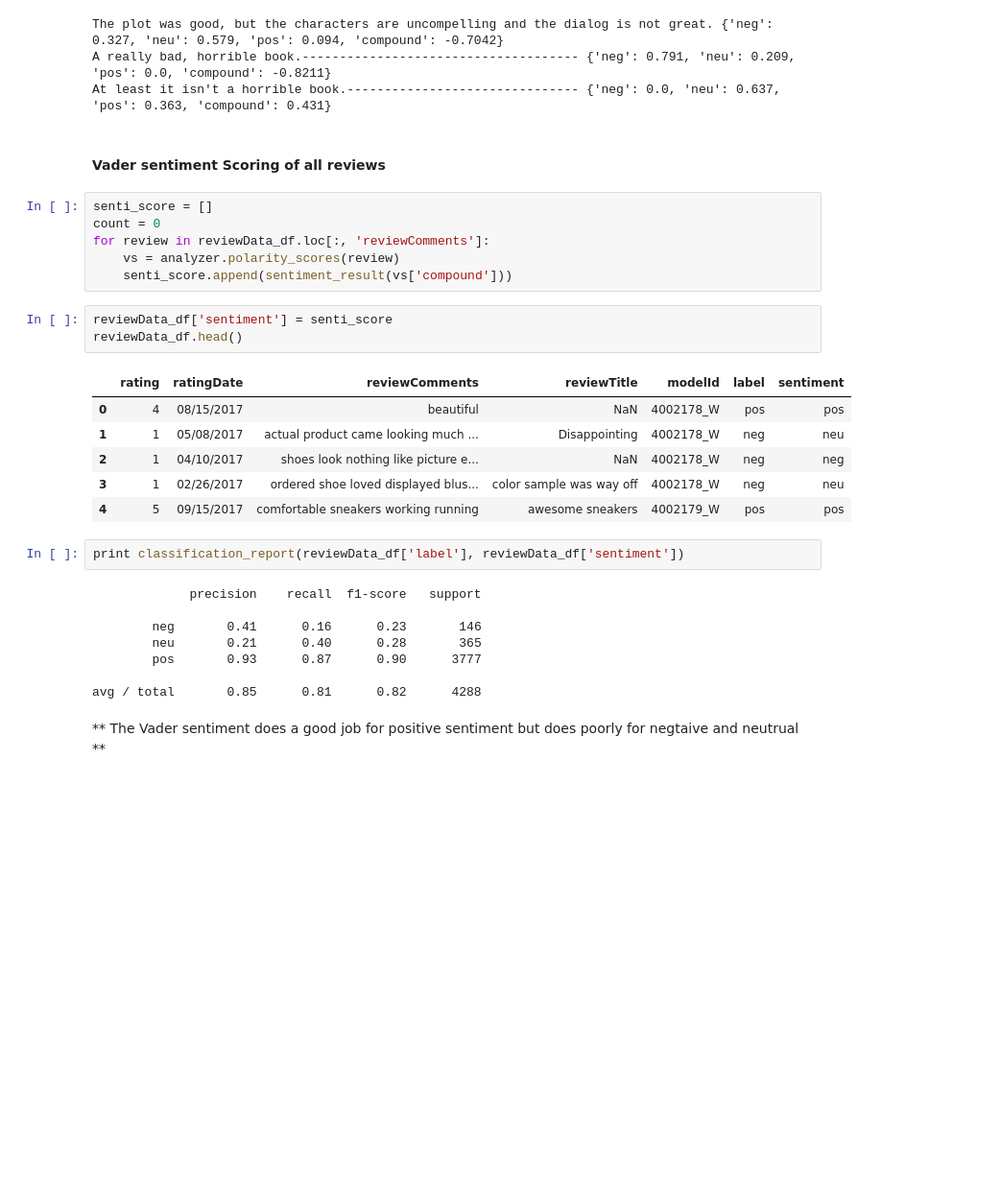
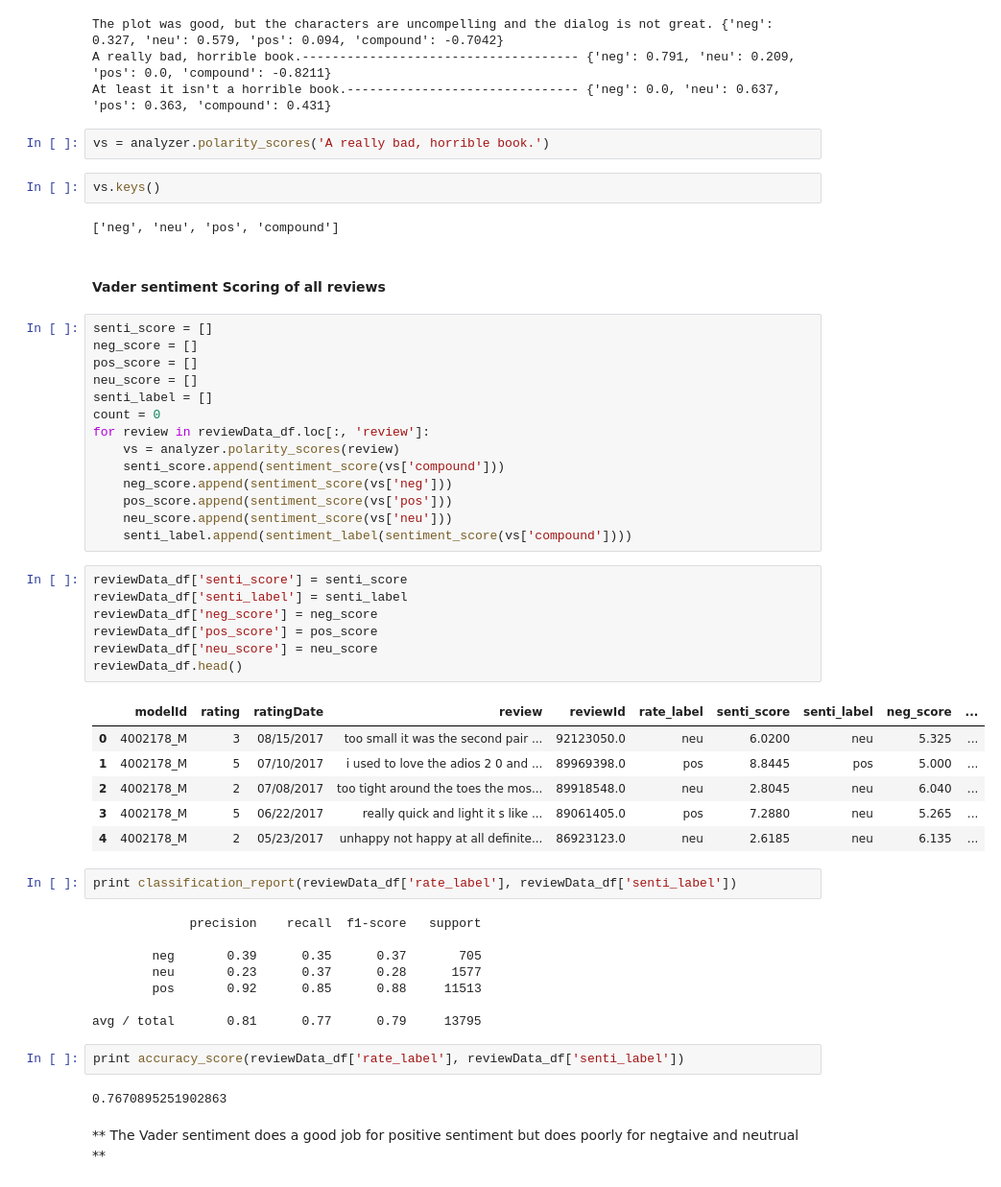
Before and after one commit to data2iq/online_review_ML, a Jupyter notebook: Sentiment_model_survey.ipynb, the cells around one changed output. Shown at 96% size. Saved outputs shown, nothing was run; the diff lists cells and outputs as text; blank space fills up the shorter version.

```diff
--- a/Sentiment_model_survey.ipynb
+++ b/Sentiment_model_survey.ipynb
@@ -120,33 +129,55 @@ for sentence in sentences:
 The plot was good, but the characters are uncompelling and the dialog is not great. {'neg': 0.327, 'neu': 0.579, 'pos': 0.094, 'compound': -0.7042}
 A really bad, horrible book.------------------------------------- {'neg': 0.791, 'neu': 0.209, 'pos': 0.0, 'compound': -0.8211}
 At least it isn't a horrible book.------------------------------- {'neg': 0.0, 'neu': 0.637, 'pos': 0.363, 'compound': 0.431}
+# %%
+vs = analyzer.polarity_scores('A really bad, horrible book.')
+# %%
+vs.keys()
+# %% [output]
+['neg', 'neu', 'pos', 'compound']
 # %% [markdown]
 #### Vader sentiment Scoring of all reviews
 # %%
 senti_score = []
+neg_score = []
+pos_score = []
+neu_score = []
+senti_label = []
 count = 0
-for review in reviewData_df.loc[:, 'reviewComments']:
+for review in reviewData_df.loc[:, 'review']:
     vs = analyzer.polarity_scores(review)
-    senti_score.append(sentiment_result(vs['compound']))
+    senti_score.append(sentiment_score(vs['compound']))
+    neg_score.append(sentiment_score(vs['neg']))
+    pos_score.append(sentiment_score(vs['pos']))
+    neu_score.append(sentiment_score(vs['neu']))
+    senti_label.append(sentiment_label(sentiment_score(vs['compound'])))
-# %%
-reviewData_df['sentiment'] = senti_score
-reviewData_df.head()
-# %% [output]
-|  | rating | ratingDate | reviewComments | reviewTitle | modelId | label | sentiment |
-| 0 | 4 | 08/15/2017 | beautiful | NaN | 4002178_W | pos | pos |
-| 1 | 1 | 05/08/2017 | actual product came looking much ... | Disappointing | 4002178_W | neg | neu |
-| 2 | 1 | 04/10/2017 | shoes look nothing like picture e... | NaN | 4002178_W | neg | neg |
-| 3 | 1 | 02/26/2017 | ordered shoe loved displayed blus... | color sample was way off | 4002178_W | neg | neu |
-| 4 | 5 | 09/15/2017 | comfortable sneakers working running | awesome sneakers | 4002179_W | pos | pos |
+# %%
+reviewData_df['senti_score'] = senti_score
+reviewData_df['senti_label'] = senti_label
+reviewData_df['neg_score'] = neg_score
+reviewData_df['pos_score'] = pos_score
+reviewData_df['neu_score'] = neu_score
+reviewData_df.head()
+# %% [output]
+|  | modelId | rating | ratingDate | review | reviewId | rate_label | senti_score | senti_label | neg_score | ... |
+| 0 | 4002178_M | 3 | 08/15/2017 | too small it was the second pair ... | 92123050.0 | neu | 6.0200 | neu | 5.325 | ... |
+| 1 | 4002178_M | 5 | 07/10/2017 | i used to love the adios 2 0 and ... | 89969398.0 | pos | 8.8445 | pos | 5.000 | ... |
+| 2 | 4002178_M | 2 | 07/08/2017 | too tight around the toes the mos... | 89918548.0 | neu | 2.8045 | neu | 6.040 | ... |
+| 3 | 4002178_M | 5 | 06/22/2017 | really quick and light it s like ... | 89061405.0 | pos | 7.2880 | neu | 5.265 | ... |
+| 4 | 4002178_M | 2 | 05/23/2017 | unhappy not happy at all definite... | 86923123.0 | neu | 2.6185 | neu | 6.135 | ... |
 # %%
-print classification_report(reviewData_df['label'], reviewData_df['sentiment'])
+print classification_report(reviewData_df['rate_label'], reviewData_df['senti_label'])
 # %% [output]
              precision    recall  f1-score   support
 
-        neg       0.41      0.16      0.23       146
-        neu       0.21      0.40      0.28       365
-        pos       0.93      0.87      0.90      3777
+        neg       0.39      0.35      0.37       705
+        neu       0.23      0.37      0.28      1577
+        pos       0.92      0.85      0.88     11513
 
-avg / total       0.85      0.81      0.82      4288
+avg / total       0.81      0.77      0.79     13795
+# %%
+print accuracy_score(reviewData_df['rate_label'], reviewData_df['senti_label'])
+# %% [output]
+0.7670895251902863
 # %% [markdown]
 ** The Vader sentiment does a good job for positive sentiment but does poorly for negtaive and neutrual **
```
Also changed, not shown: parts of 14 cells of this notebook, 6 other files.
